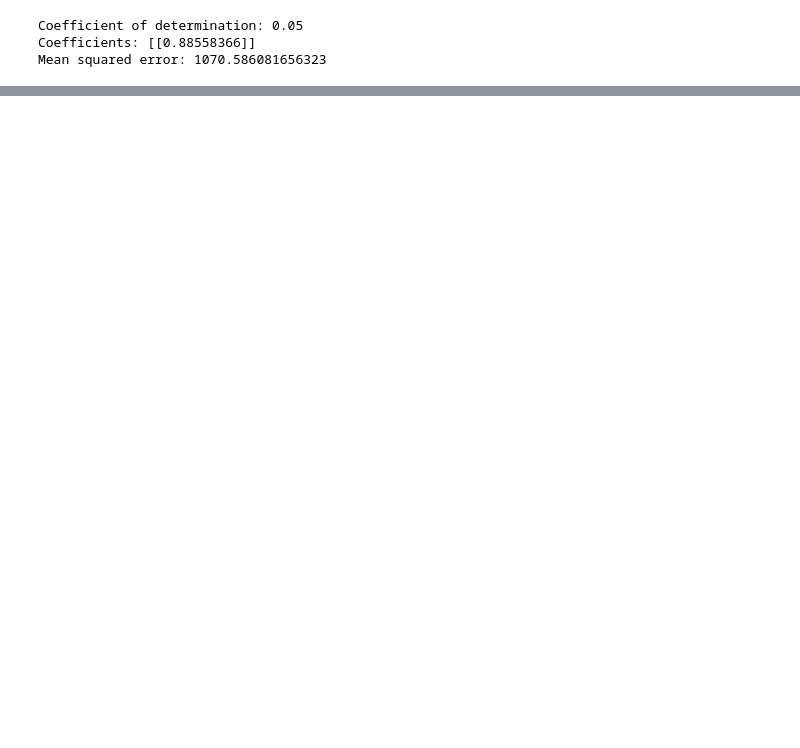
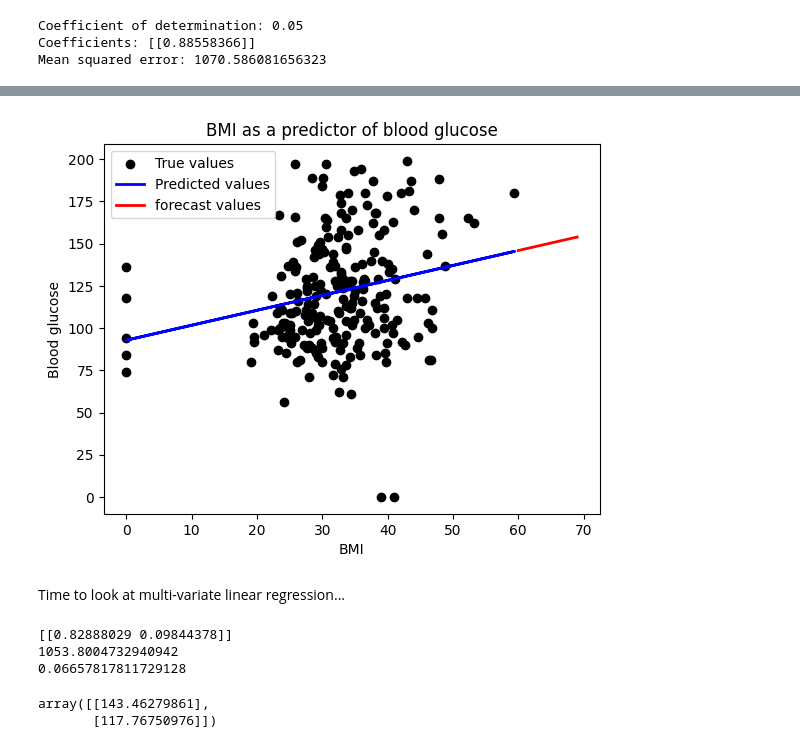
Before and after one commit to StephenCarterLIIA/Python-learning-repo, a Jupyter notebook: ML workshops/20240829.ipynb, the cells around one changed output, grey strips where cells are left out. Drawn from its saved outputs; the diff is of its cells as text; code cells hidden in the pictures; blank space fills up the shorter version.

```diff
--- a/ML workshops/20240829.ipynb
+++ b/ML workshops/20240829.ipynb
@@ -55,0 +72,8 @@ Mean squared error: 1070.586081656323
+# %%
+prediction_df = pd.DataFrame()
+
+prediction_df['BMI'] = np.arange(60, 70)
+
+prediction_df['Glucose'] = regr.predict(np.arange(60, 70).reshape(-1,1))
+
+prediction_df
@@ -55,0 +92,51 @@ Mean squared error: 1070.586081656323
+# %%
+plt.scatter(x_test, y_test, color='black', label='True values')
+plt.plot(x_test, y_pred, color='blue', linewidth =2, label ='Predicted values')
+plt.plot(prediction_df['BMI'], prediction_df['Glucose'], color='red', linewidth=2, label='forecast values')
+
+plt.xlabel('BMI')
+plt.ylabel('Blood glucose')
+
+plt.legend(loc='upper left')
+
+plt.title('BMI as a predictor of blood glucose')
+
+plt.show()
+# %% [output]
+[figure, added]
+# %% [markdown]
+Time to look at multi-variate linear regression...
+# %%
+X = df[['BMI', 'BloodPressure']]
+y = df['Glucose'].to_numpy().reshape(-1,1)
+
+# train test split
+X_train, X_test, y_train, y_test = train_test_split(X, y, test_size=0.3, random_state=1)
+
+# make a regression object
+mv_regr = linear_model.LinearRegression()
+
+# fit and predict
+mv_regr.fit(X_train, y_train)
+y_pred = mv_regr.predict(X_test)
+
+#check out our coefficients etc
+print(mv_regr.coef_)
+print(mean_squared_error(y_test, y_pred))
+print(r2_score(y_test, y_pred))
+
+# put in some values to predict outcomes
+mv_regr.predict(pd.DataFrame(
+    [
+        {'BMI':60,
+         'BloodPressure':60},
+        {'BMI':29,
+         'BloodPressure':60},
+    ]
+))
+# %% [output]
+[[0.82888029 0.09844378]]
+1053.8004732940942
+0.06657817811729128
+array([[143.46279861],
+       [117.76750976]])
```
Also changed, not shown: parts of 3 cells of this notebook.
